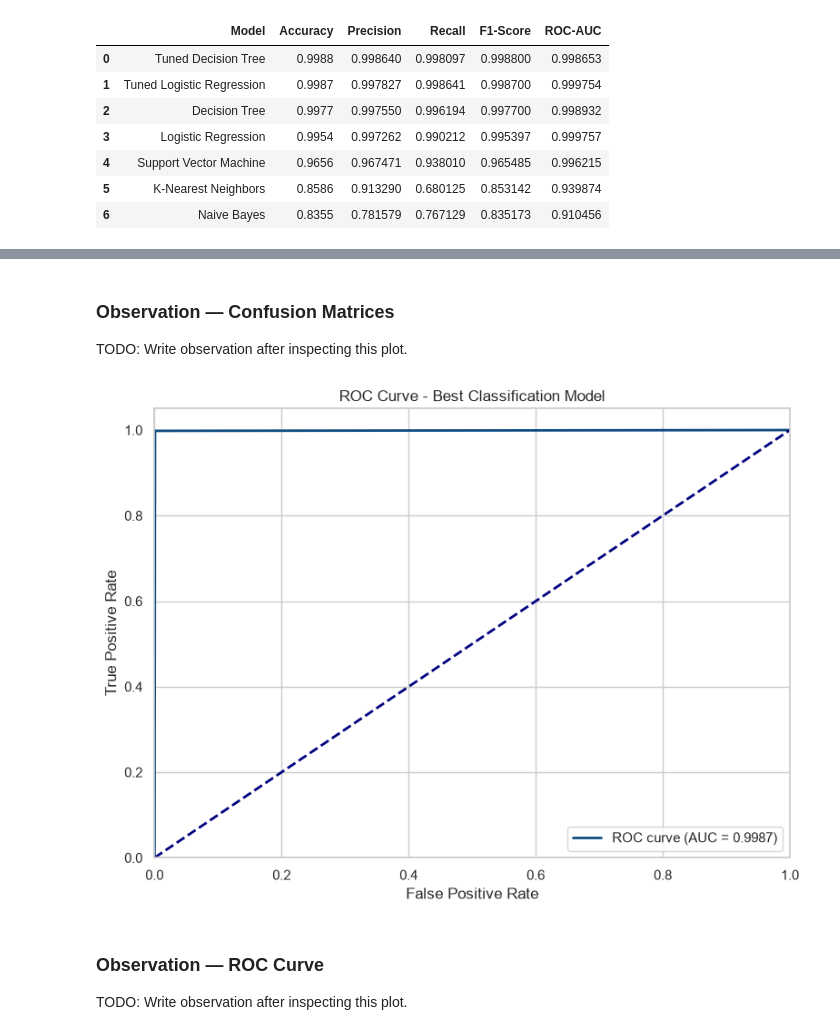
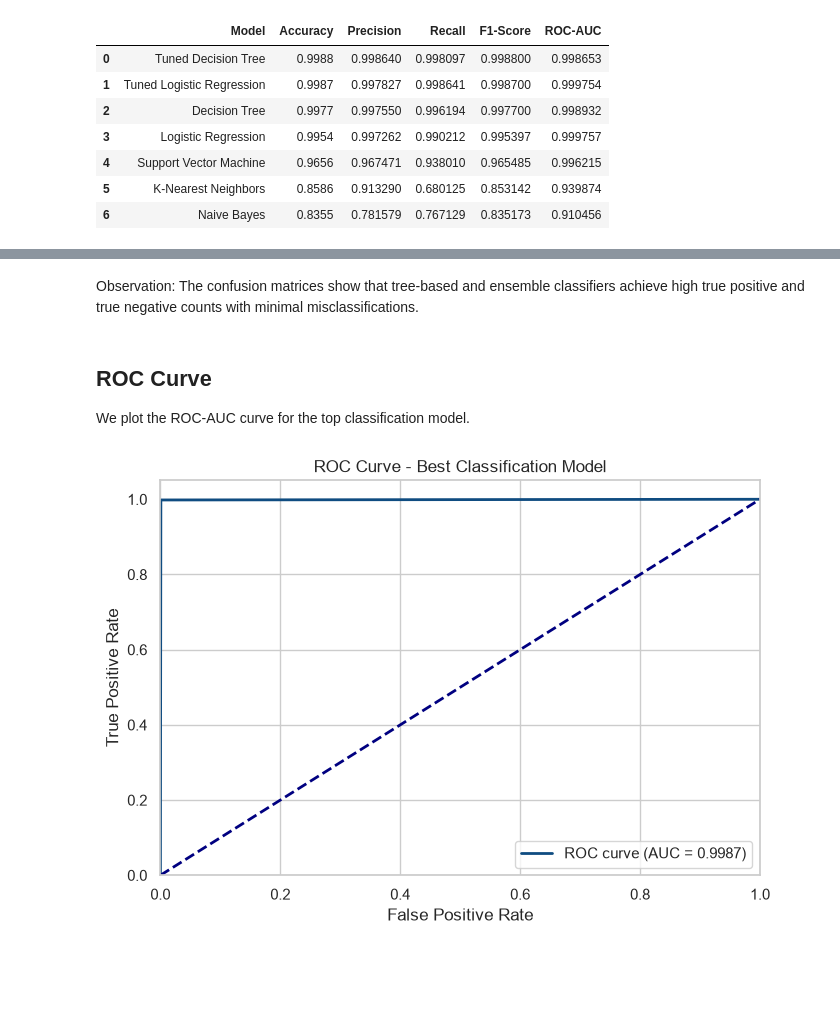
Before and after one commit to hemu1196/Healthcare-Insurance-Cost-Prediction, a Jupyter notebook: notebooks/classification.ipynb, the cells around one changed output, grey strips where cells are left out. Drawn from its saved outputs; the diff is of its cells as text; code cells hidden in the pictures; blank space fills up the shorter version.

```diff
--- a/notebooks/classification.ipynb
+++ b/notebooks/classification.ipynb
@@ -147,26 +144,24 @@ plt.show()
-# %% [markdown]
-### Observation — Confusion Matrices
-TODO: Write observation after inspecting this plot.
+# %% [markdown]
+Observation: The confusion matrices show that tree-based and ensemble classifiers achieve high true positive and true negative counts with minimal misclassifications.
+# %% [markdown]
+## ROC Curve
+We plot the ROC-AUC curve for the top classification model.
 # %%
-# ROC Curve for Best Classifier
 best_clf = joblib.load(config.BEST_CLASSIFIER_PATH)
 y_prob = best_clf.predict_proba(X_test)[:, 1]
 fpr, tpr, _ = roc_curve(y_test, y_prob)
 roc_auc = auc(fpr, tpr)
 
-plt.figure(figsize=(8, 6))
+plt.figure(figsize=(7, 5))
 plt.plot(fpr, tpr, color='#0F4C81', lw=2, label=f'ROC curve (AUC = {roc_auc:.4f})')
 plt.plot([0, 1], [0, 1], color='navy', lw=2, linestyle='--')
 plt.xlim([0.0, 1.0])
 plt.ylim([0.0, 1.05])
 plt.xlabel('False Positive Rate')
 plt.ylabel('True Positive Rate')
 plt.title('ROC Curve - Best Classification Model')
 plt.legend(loc='lower right')
 plt.tight_layout()
 plt.show()
 # %% [output]
-[figure, old version]
+[figure, new version]
-# %% [markdown]
-### Observation — ROC Curve
-TODO: Write observation after inspecting this plot.
```
Also changed, not shown: parts of 14 cells of this notebook, 4 other files.
